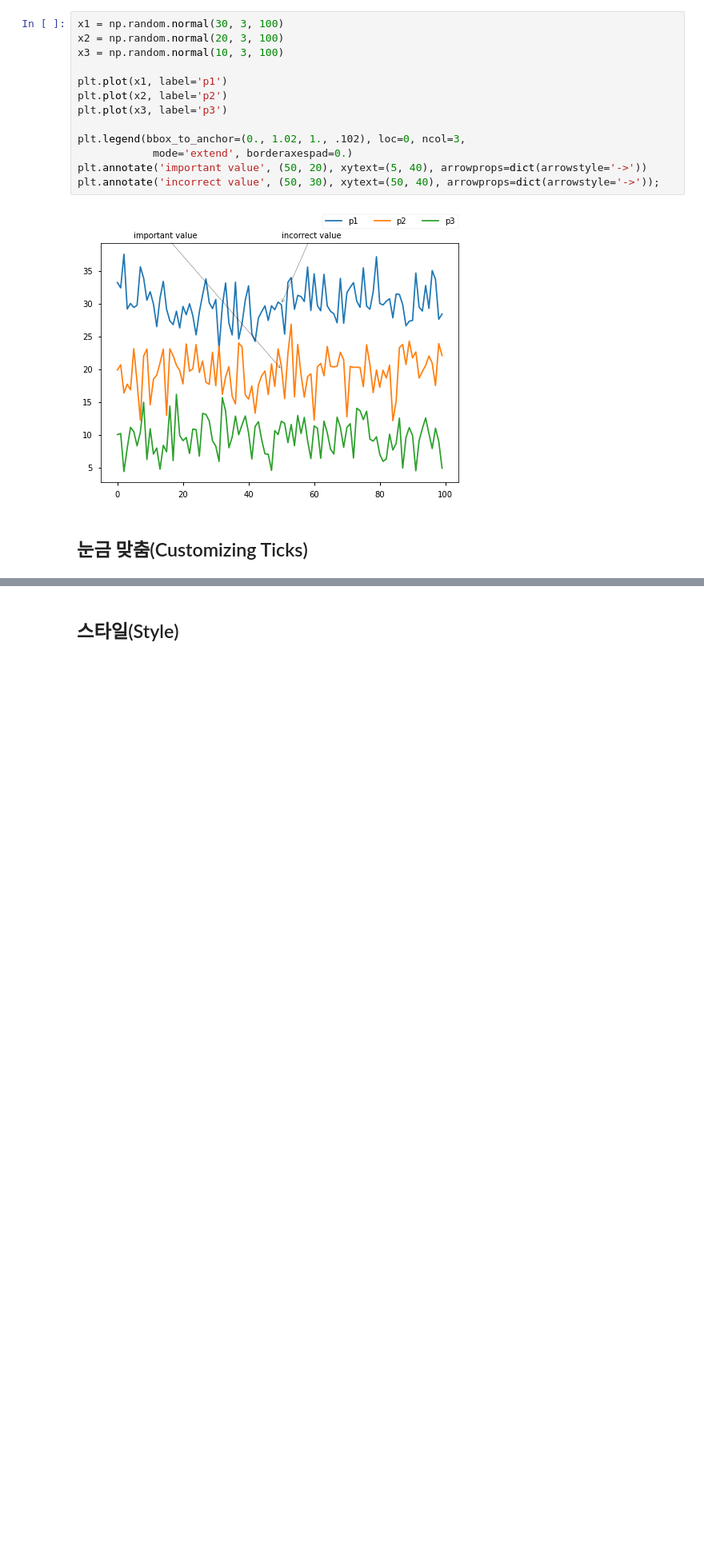
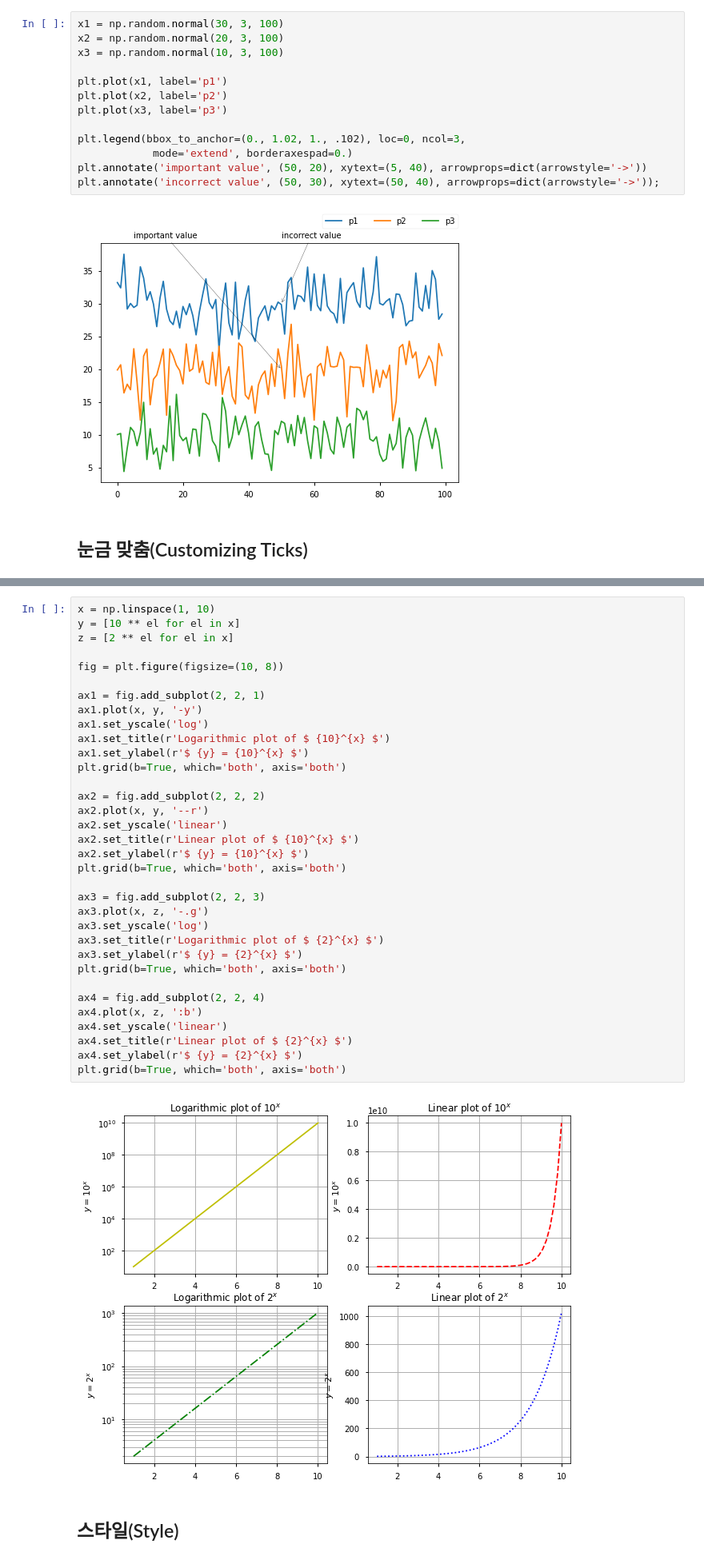
Before and after one commit to wjlee611/studyPython_Library, a Jupyter notebook: Matplotlib/_Matplotlib_한번에_제대로_배우기.ipynb, the cells around one changed output, grey strips where cells are left out. Shown at 80% size. Drawn from its saved outputs; the diff is of its cells as text; blank space fills up the shorter version.

```diff
--- a/Matplotlib/_Matplotlib_한번에_제대로_배우기.ipynb
+++ b/Matplotlib/_Matplotlib_한번에_제대로_배우기.ipynb
@@ -350,2 +386,38 @@ plt.annotate('incorrect value', (50, 30), xytext=(50, 40), arrowprops=dict(arrow
+# %%
+x = np.linspace(1, 10)
+y = [10 ** el for el in x]
+z = [2 ** el for el in x]
+
+fig = plt.figure(figsize=(10, 8))
+
+ax1 = fig.add_subplot(2, 2, 1)
+ax1.plot(x, y, '-y')
+ax1.set_yscale('log')
+ax1.set_title(r'Logarithmic plot of $ {10}^{x} $')
+ax1.set_ylabel(r'$ {y} = {10}^{x} $')
+plt.grid(b=True, which='both', axis='both')
+
+ax2 = fig.add_subplot(2, 2, 2)
+ax2.plot(x, y, '--r')
+ax2.set_yscale('linear')
+ax2.set_title(r'Linear plot of $ {10}^{x} $')
+ax2.set_ylabel(r'$ {y} = {10}^{x} $')
+plt.grid(b=True, which='both', axis='both')
+
+ax3 = fig.add_subplot(2, 2, 3)
+ax3.plot(x, z, '-.g')
+ax3.set_yscale('log')
+ax3.set_title(r'Logarithmic plot of $ {2}^{x} $')
+ax3.set_ylabel(r'$ {y} = {2}^{x} $')
+plt.grid(b=True, which='both', axis='both')
+
+ax4 = fig.add_subplot(2, 2, 4)
+ax4.plot(x, z, ':b')
+ax4.set_yscale('linear')
+ax4.set_title(r'Linear plot of $ {2}^{x} $')
+ax4.set_ylabel(r'$ {y} = {2}^{x} $')
+plt.grid(b=True, which='both', axis='both')
+# %% [output]
+[figure, added]
 # %% [markdown]
 ## 스타일(Style)
```
Also changed, not shown: parts of 10 cells of this notebook.
